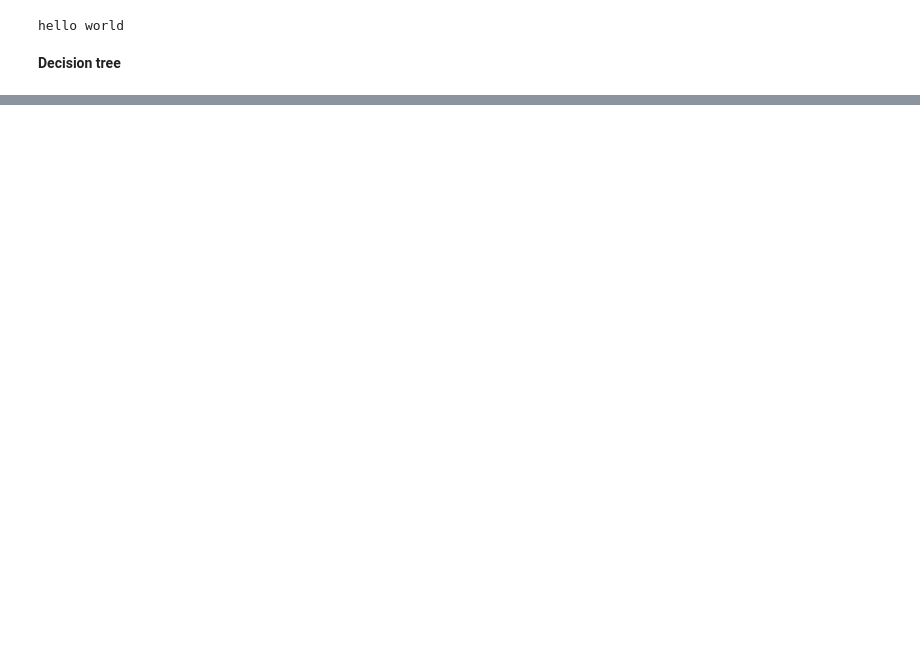
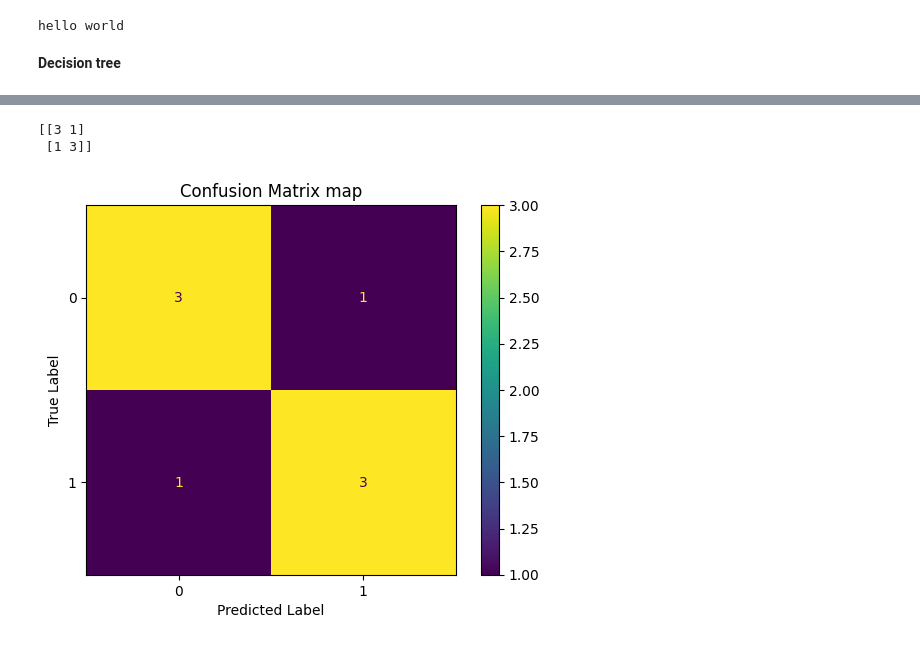
Before and after one commit to Chhavi0926/DS_45_InternshipDays, a Jupyter notebook: DAY_12.ipynb, the cells around one changed output, grey strips where cells are left out. Cells and saved outputs as stored; diff of their text form; code cells hidden in the pictures; blank space fills up the shorter version.

```diff
--- a/DAY_12.ipynb
+++ b/DAY_12.ipynb
@@ -58,0 +192,11 @@ predicteddata [0 0]
+# %%
+from sklearn.metrics import confusion_matrix
+
+actual = [1,0,1,1,0,1,0,0]
+pred = [1,0,1,0,0,1,1,0]
+
+cm = confusion_matrix(actual,pred)
+print(cm)
+# %% [output]
+[[3 1]
+ [1 3]]
@@ -58,0 +217,16 @@ predicteddata [0 0]
+# %%
+# confusion metrix
+import matplotlib.pyplot as plt
+from sklearn.metrics import ConfusionMatrixDisplay
+
+actual = [1,0,1,1,0,1,0,0]
+pred = [1,0,1,0,0,1,1,0]
+
+ConfusionMatrixDisplay.from_predictions(actual,pred)
+plt.xlabel('Predicted Label')
+plt.ylabel('True Label')
+plt.title('Confusion Matrix map')
+
+plt.show()
+# %% [output]
+[figure, added]
```
Also changed, not shown: parts of 7 cells of this notebook.
